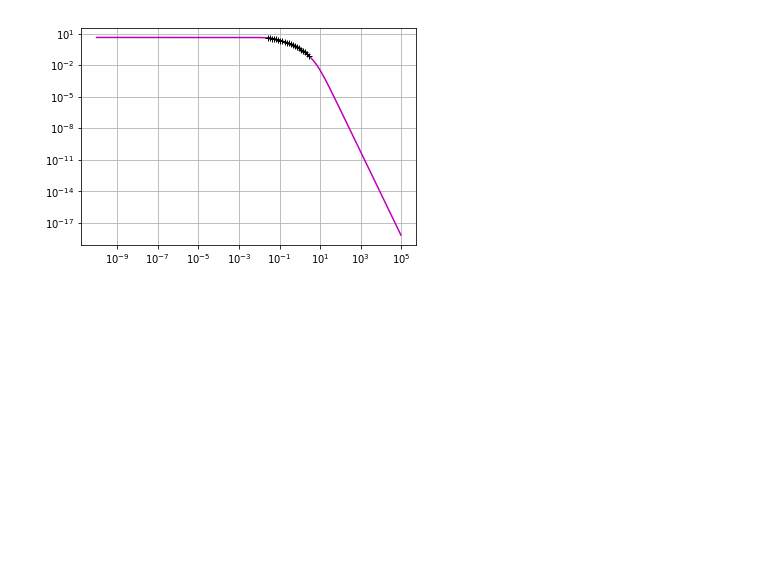
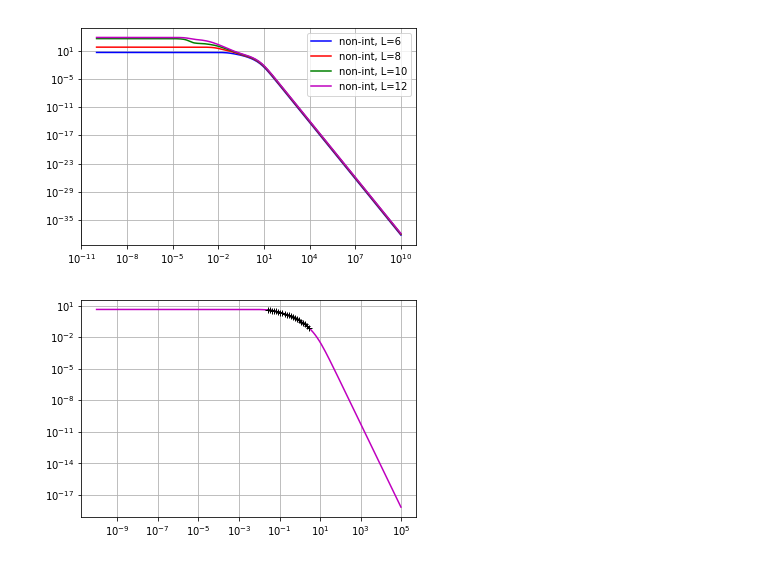
Before and after one commit to alexandreday/counterdiabatic-driving, a Jupyter notebook: zero_denom/jupyter_codes/mu_scaling_different_regime/1bymu_scaling.ipynb, the cells around one changed output. Saved outputs shown, nothing was run; the diff lists cells and outputs as text; code cells hidden in the pictures; blank space fills up the shorter version.

```diff
--- a/zero_denom/jupyter_codes/mu_scaling_different_regime/1bymu_scaling.ipynb
+++ b/zero_denom/jupyter_codes/mu_scaling_different_regime/1bymu_scaling.ipynb
@@ -16,3 +29,12 @@ x10,y10=np.loadtxt("v2.0_L14_int_mu_scaling.dat",unpack=True,skiprows=3)
+# %%
+plt.loglog(x1,y1/2**6,'b-', label='non-int, L=6')
+plt.loglog(x3,y3/2**8,'r-', label='non-int, L=8')
+plt.loglog(x5,y5/2**10, 'g-', label='non-int, L=10')
+plt.loglog(x7,y7/2**12, 'm-', label='non-int, L=12')
+plt.legend()
+plt.grid()
+# %% [output]
+[figure, added]
 # %%
 plt.loglog(x1[0:150],y1[0:150]/2**6, 'm-', label='Non-int, L=6')
 plt.loglog(x1[84:105],y1[84:105]/2**6, 'k+-', label='Non-int, L=6')
```
Also changed, not shown: parts of 21 cells of this notebook, 25 other files.
